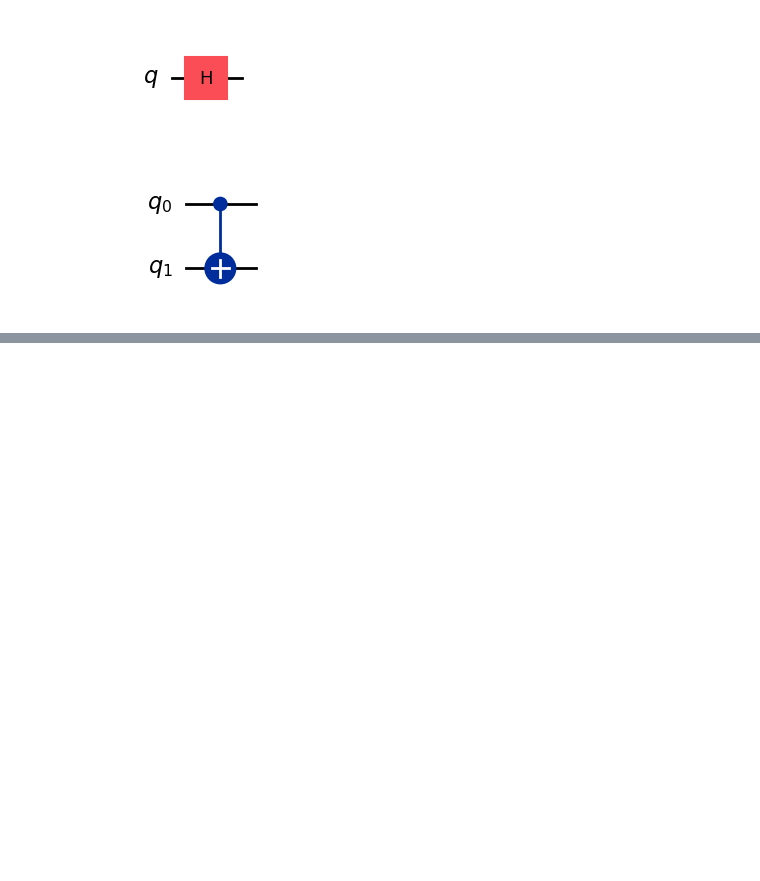
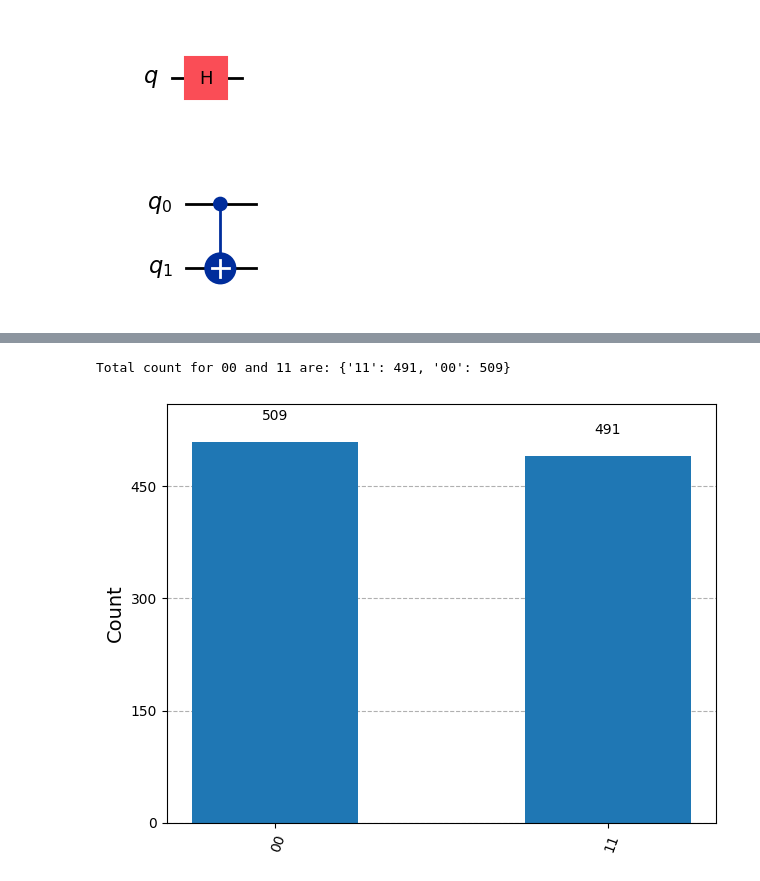
Before and after one commit to Ravindu-Pathirana/Quantum-Computing, a Jupyter notebook: Intro. Qiskit/intoduction.ipynb, the cells around one changed output, grey strips where cells are left out. Cells and saved outputs as stored; diff of their text form; code cells hidden in the pictures; blank space fills up the shorter version.

```diff
--- a/Intro. Qiskit/intoduction.ipynb
+++ b/Intro. Qiskit/intoduction.ipynb
@@ -31,0 +61,13 @@ qc.draw('mpl')
+# %%
+#Run the circuit on a statevector simulator backend and get the result
+job = sim_backend.run(compiled, shots=1000)
+result = job.result()
+counts = result.get_counts(compiled)
+print("Total count for 00 and 11 are:",counts)
+# %% [output]
+Total count for 00 and 11 are: {'11': 491, '00': 509}
+# %%
+from qiskit.visualization import plot_histogram
+plot_histogram(counts)
+# %% [output]
+[figure, added]
```
Also changed, not shown: parts of 4 cells of this notebook.
